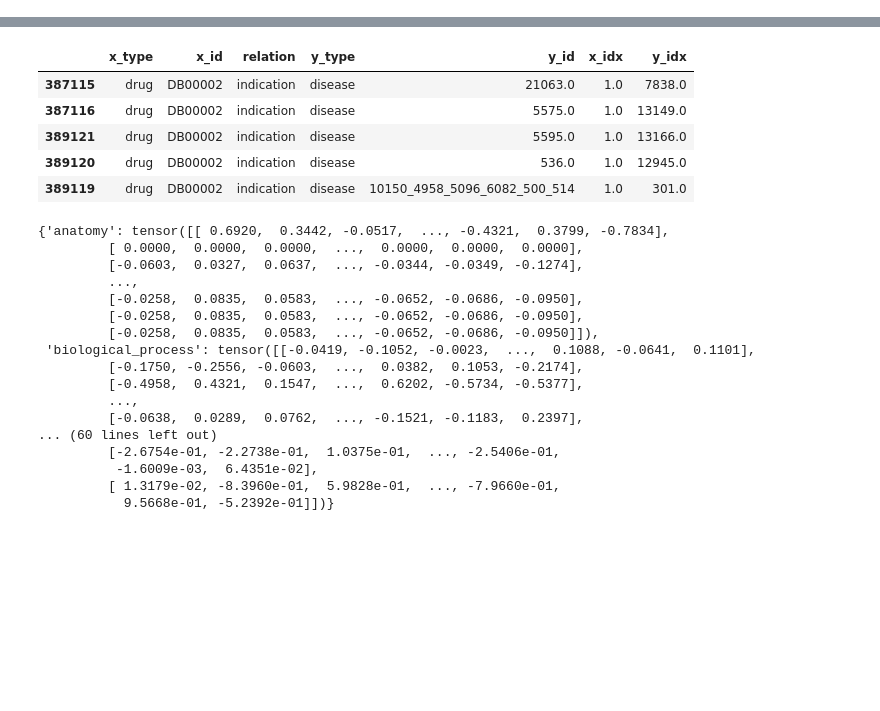
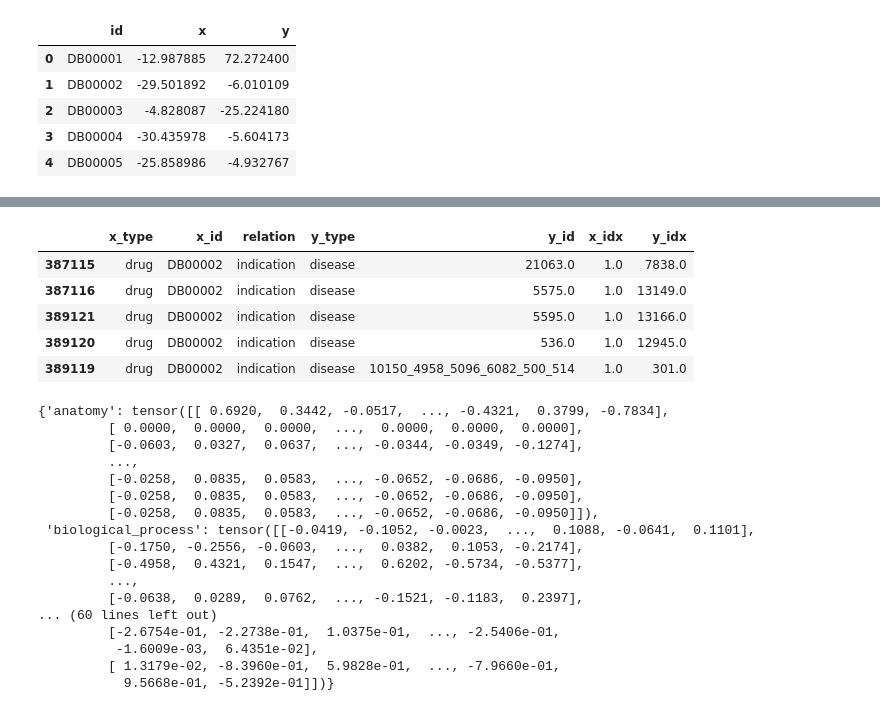
Before and after one commit to antahiap/TxGNN, a Jupyter notebook: notebooks/02_make_demo_jsons.ipynb, the cells around one changed output, grey strips where cells are left out. Drawn from its saved outputs; the diff is of its cells as text; code cells hidden in the pictures; blank space fills up the shorter version.

```diff
--- a/notebooks/02_make_demo_jsons.ipynb
+++ b/notebooks/02_make_demo_jsons.ipynb
@@ -83,0 +136,13 @@ df_kg = pd.read_csv('../../../.images/neo4j/data_primekg/kg_directed.csv')
+# %%
+
+
+def convert_df(json_file_path):
+
+    df = pd.read_json(json_file_path, orient='index')
+
+    # Rename the columns to 'x' and 'y'
+    df.columns = ['x', 'y']
+
+    # Add an 'id' column from the index
+    df = df.reset_index().rename(columns={'index': 'id'})
+    return df
@@ -83,0 +157,9 @@ df_kg = pd.read_csv('../../../.images/neo4j/data_primekg/kg_directed.csv')
+# %%
+df_repo.head()
+# %% [output]
+|  | id | x | y |
+| 0 | DB00001 | -12.987885 | 72.272400 |
+| 1 | DB00002 | -29.501892 | -6.010109 |
+| 2 | DB00003 | -4.828087 | -25.224180 |
+| 3 | DB00004 | -30.435978 | -5.604173 |
+| 4 | DB00005 | -25.858986 | -4.932767 |
```
Also changed, not shown: parts of 21 cells of this notebook, 3 other files.
